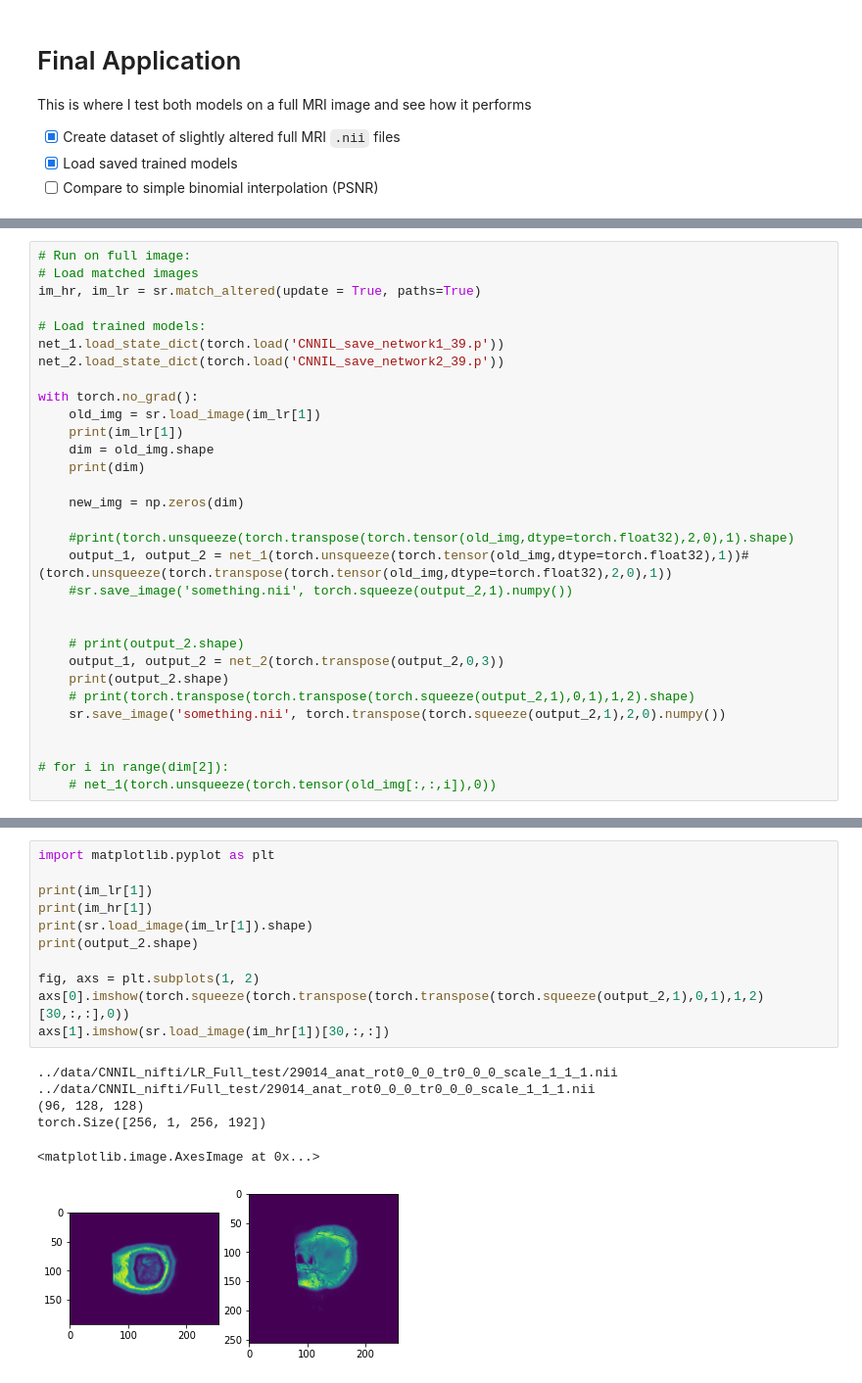
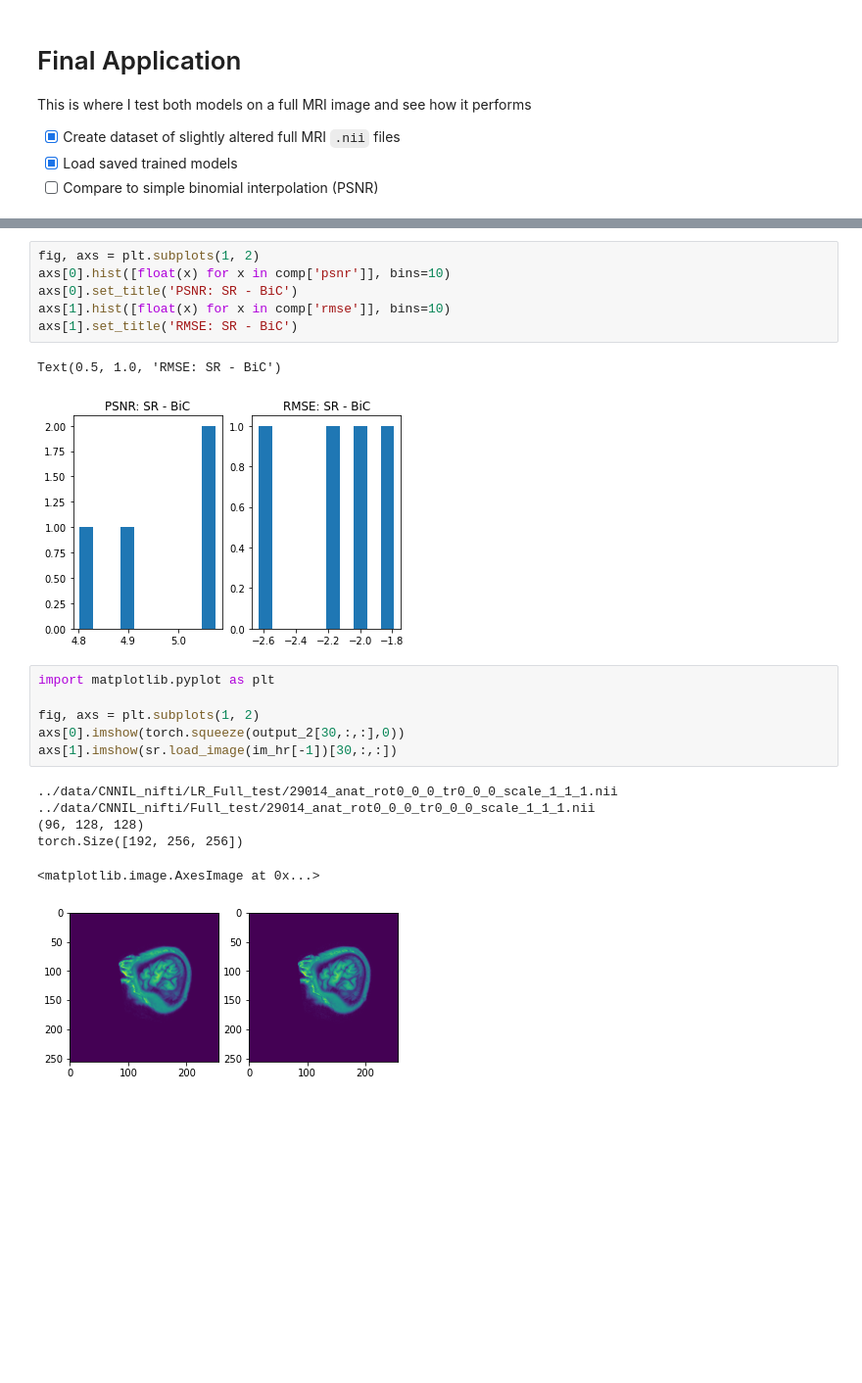
Before and after one commit to Lawreros/Super-Resolution, a Jupyter notebook: CNNIL/main.ipynb, the cells around one changed output, grey strips where cells are left out. Shown at 98% size. Saved outputs shown, nothing was run; the diff lists cells and outputs as text; blank space fills up the shorter version.

```diff
--- a/CNNIL/main.ipynb
+++ b/CNNIL/main.ipynb
@@ -536,33 +543,2 @@ sr.match_altered(update=True, paths=False, sort=False)
 # %% [output]
 HR and LR file locations updated
-# %%
-# Run on full image:
-# Load matched images
-im_hr, im_lr = sr.match_altered(update = True, paths=True)
-
-# Load trained models:
-net_1.load_state_dict(torch.load('CNNIL_save_network1_39.p'))
-net_2.load_state_dict(torch.load('CNNIL_save_network2_39.p'))
-
-with torch.no_grad():
-    old_img = sr.load_image(im_lr[1])
-    print(im_lr[1])
-    dim = old_img.shape
-    print(dim)
-
-    new_img = np.zeros(dim)
-
-    #print(torch.unsqueeze(torch.transpose(torch.tensor(old_img,dtype=torch.float32),2,0),1).shape)
-    output_1, output_2 = net_1(torch.unsqueeze(torch.tensor(old_img,dtype=torch.float32),1))#(torch.unsqueeze(torch.transpose(torch.tensor(old_img,dtype=torch.float32),2,0),1))
-    #sr.save_image('something.nii', torch.squeeze(output_2,1).numpy())
-
-
-    # print(output_2.shape)
-    output_1, output_2 = net_2(torch.transpose(output_2,0,3))
-    print(output_2.shape)
-    # print(torch.transpose(torch.transpose(torch.squeeze(output_2,1),0,1),1,2).shape)
-    sr.save_image('something.nii', torch.transpose(torch.squeeze(output_2,1),2,0).numpy())
-
-
-# for i in range(dim[2]):
-    # net_1(torch.unsqueeze(torch.tensor(old_img[:,:,i]),0))
@@ -574,18 +592,22 @@ torch.Size([256, 1, 256, 192])
+# %%
+fig, axs = plt.subplots(1, 2)
+axs[0].hist([float(x) for x in comp['psnr']], bins=10)
+axs[0].set_title('PSNR: SR - BiC')
+axs[1].hist([float(x) for x in comp['rmse']], bins=10)
+axs[1].set_title('RMSE: SR - BiC')
+# %% [output]
+Text(0.5, 1.0, 'RMSE: SR - BiC')
+[figure, added]
 # %%
 import matplotlib.pyplot as plt
 
-print(im_lr[1])
-print(im_hr[1])
-print(sr.load_image(im_lr[1]).shape)
-print(output_2.shape)
-
 fig, axs = plt.subplots(1, 2)
-axs[0].imshow(torch.squeeze(torch.transpose(torch.transpose(torch.squeeze(output_2,1),0,1),1,2)[30,:,:],0))
-axs[1].imshow(sr.load_image(im_hr[1])[30,:,:])
+axs[0].imshow(torch.squeeze(output_2[30,:,:],0))
+axs[1].imshow(sr.load_image(im_hr[-1])[30,:,:])
 # %% [output]
 ../data/CNNIL_nifti/LR_Full_test/29014_anat_rot0_0_0_tr0_0_0_scale_1_1_1.nii
 ../data/CNNIL_nifti/Full_test/29014_anat_rot0_0_0_tr0_0_0_scale_1_1_1.nii
 (96, 128, 128)
-torch.Size([256, 1, 256, 192])
+torch.Size([192, 256, 256])
 <matplotlib.image.AxesImage at 0x...>
-[figure, old version]
+[figure, new version]
```
Also changed, not shown: parts of 7 cells of this notebook.
